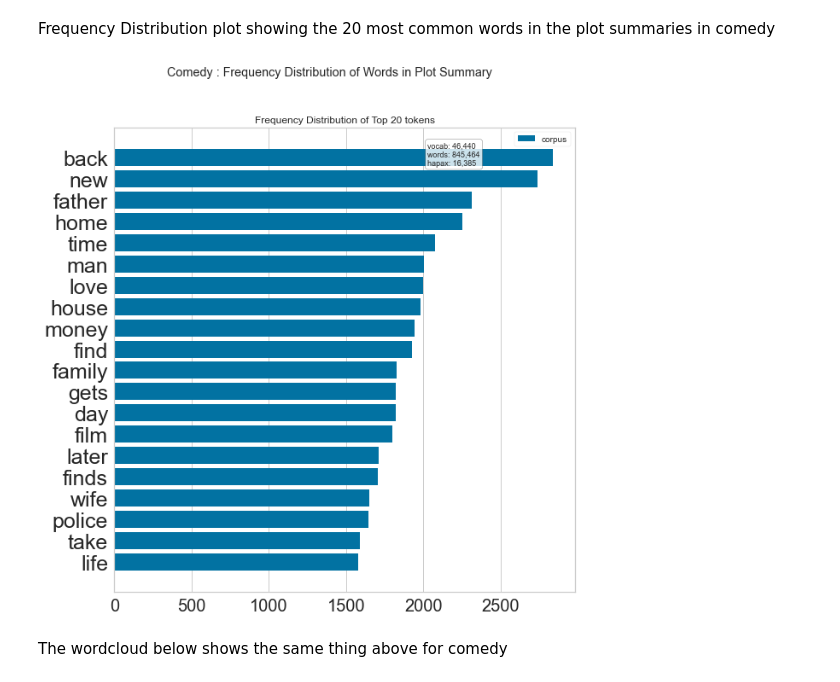
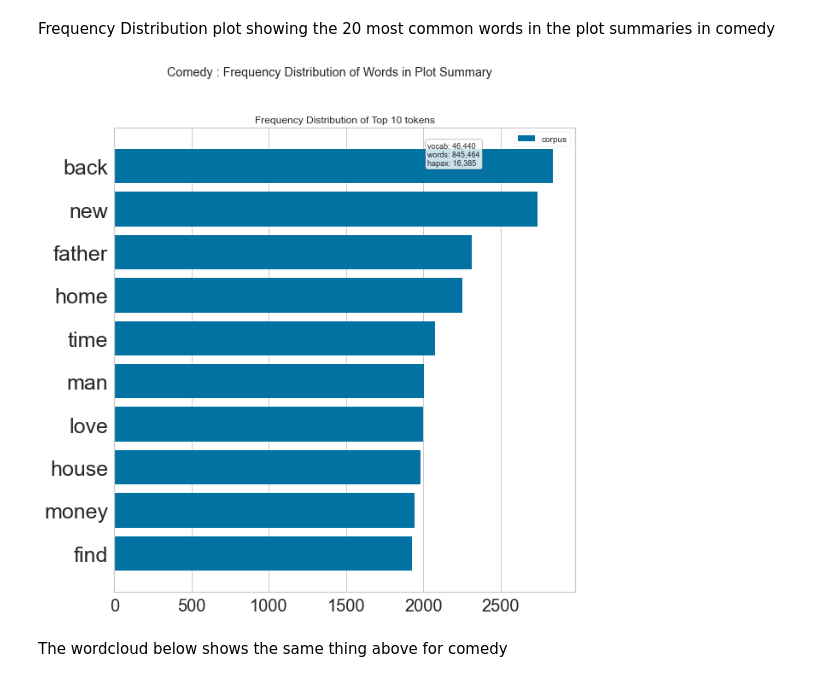
Before and after one commit to Wonuabimbola/movie-genre-prediction, a Jupyter notebook: predict_movie_genre_from_plot.ipynb, the cells around one changed output. Cells and saved outputs as stored; diff of their text form; code cells hidden in the pictures.

```diff
--- a/predict_movie_genre_from_plot.ipynb
+++ b/predict_movie_genre_from_plot.ipynb
@@ -333,26 +333,26 @@ Frequency Distribution plot showing the 20 most common words in the plot summari
 # %%
 comedy_plot = df_to_use.loc[df_to_use['labels'] == 2, ['Plot', 'Title']]
 comedy_plotlist = [x for x in comedy_plot['Plot'].str.split()]
 comedy_plotlist = list(itertools.chain(*comedy_plotlist))
 
 
 count = CountVectorizer()
 docs       = count.fit_transform(comedy_plotlist)
 features   = count.get_feature_names()
 
 
 fig = plt.figure(figsize=(10, 10))
 plt.suptitle('Comedy : Frequency Distribution of Words in Plot Summary')
 plt.yticks(fontsize = 25)
 plt.xticks(fontsize = 20)
 plt.gcf().subplots_adjust(left=0.15)
 
-visualizer = FreqDistVisualizer(features = features, n=20, orient='h')
+visualizer = FreqDistVisualizer(features = features, n=10, orient='h')
 visualizer.fit(docs)
 visualizer.show()
-fig.savefig('./images/freqdistofwordsinplotsummaryforcomedygenre');
+fig.savefig('./images/freqdistofwordsinplotsummaryforcomedygenre.png');
 # %% [output]
-[figure, old version]
+[figure, new version]
 # %% [markdown]
 The wordcloud below shows the same thing above for comedy
 # %%
```
Also changed, not shown: parts of 31 cells of this notebook, 11 other files.
